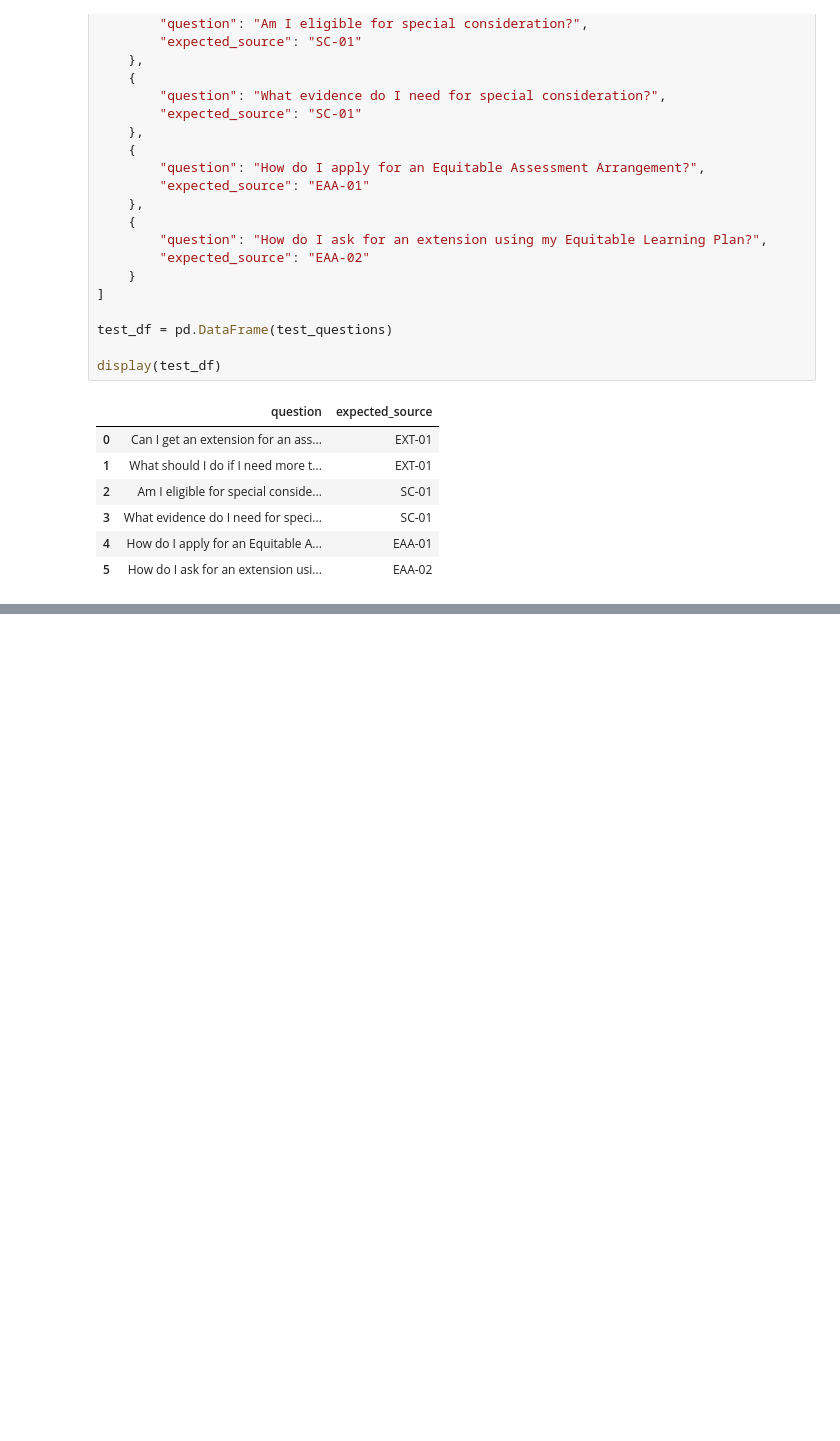
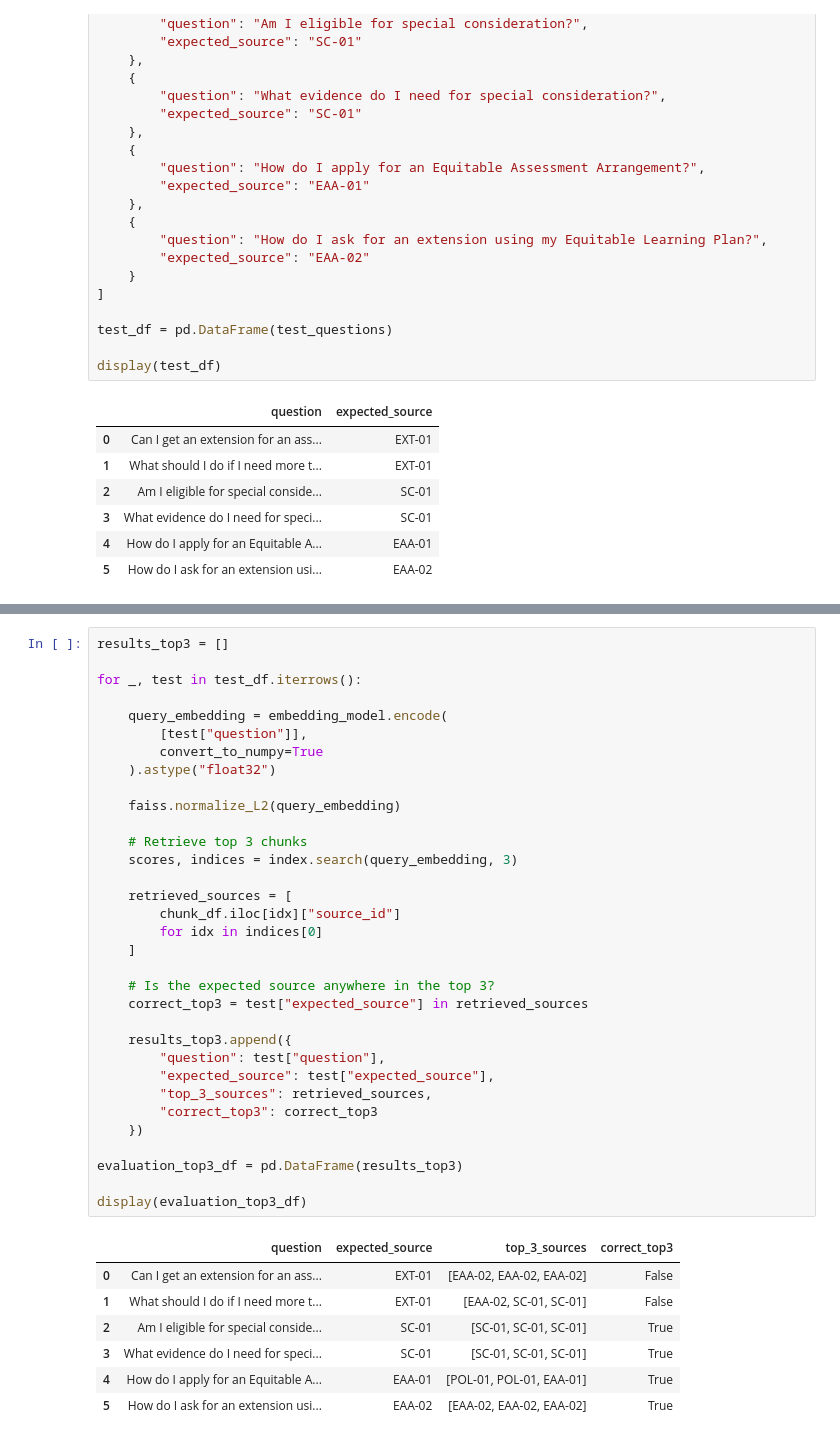
Before and after one commit to S4199668/walert-group64, a Jupyter notebook: version_2/Final_1.ipynb, the cells around one changed output, grey strips where cells are left out. Cells and saved outputs as stored; diff of their text form; blank space fills up the shorter version.

```diff
--- a/version_2/Final_1.ipynb
+++ b/version_2/Final_1.ipynb
@@ -1416,0 +1463,41 @@ display(test_df)
+# %%
+results_top3 = []
+
+for _, test in test_df.iterrows():
+
+    query_embedding = embedding_model.encode(
+        [test["question"]],
+        convert_to_numpy=True
+    ).astype("float32")
+
+    faiss.normalize_L2(query_embedding)
+
+    # Retrieve top 3 chunks
+    scores, indices = index.search(query_embedding, 3)
+
+    retrieved_sources = [
+        chunk_df.iloc[idx]["source_id"]
+        for idx in indices[0]
+    ]
+
+    # Is the expected source anywhere in the top 3?
+    correct_top3 = test["expected_source"] in retrieved_sources
+
+    results_top3.append({
+        "question": test["question"],
+        "expected_source": test["expected_source"],
+        "top_3_sources": retrieved_sources,
+        "correct_top3": correct_top3
+    })
+
+evaluation_top3_df = pd.DataFrame(results_top3)
+
+display(evaluation_top3_df)
+# %% [output]
+|  | question | expected_source | top_3_sources | correct_top3 |
+| 0 | Can I get an extension for an ass... | EXT-01 | [EAA-02, EAA-02, EAA-02] | False |
+| 1 | What should I do if I need more t... | EXT-01 | [EAA-02, SC-01, SC-01] | False |
+| 2 | Am I eligible for special conside... | SC-01 | [SC-01, SC-01, SC-01] | True |
+| 3 | What evidence do I need for speci... | SC-01 | [SC-01, SC-01, SC-01] | True |
+| 4 | How do I apply for an Equitable A... | EAA-01 | [POL-01, POL-01, EAA-01] | True |
+| 5 | How do I ask for an extension usi... | EAA-02 | [EAA-02, EAA-02, EAA-02] | True |
```
Also changed, not shown: parts of 4 cells of this notebook.
